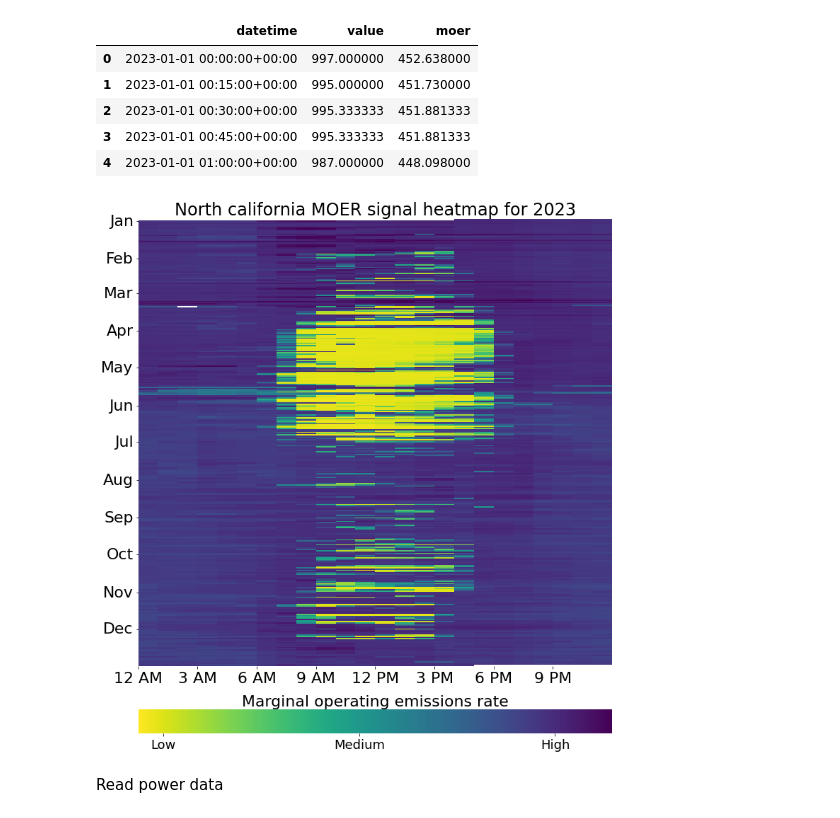
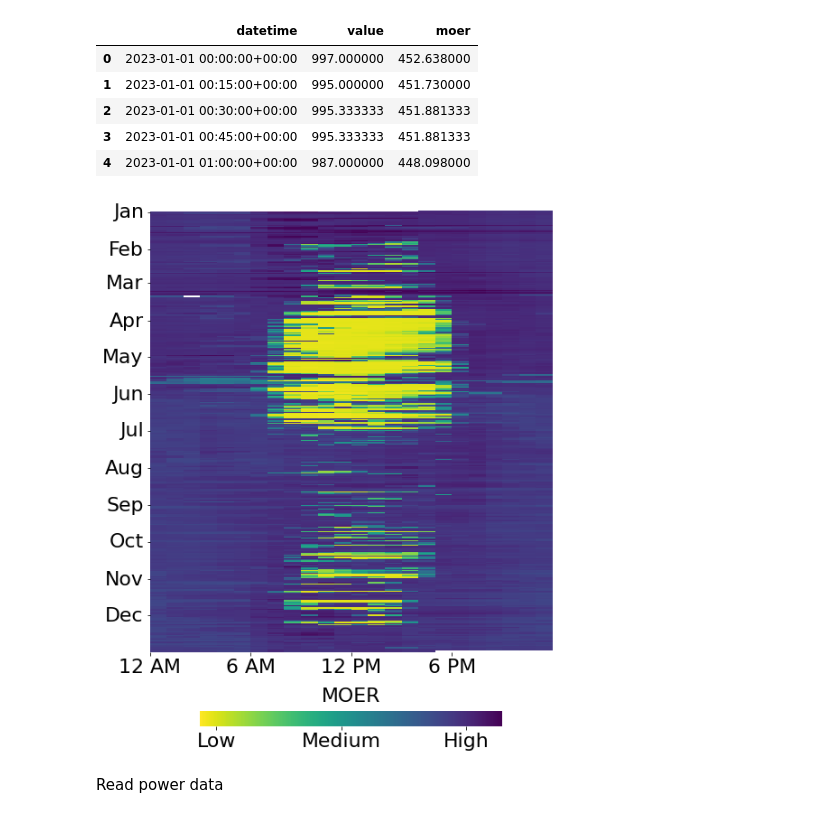
Before and after one commit to ZAY630/ls_sdh, a Jupyter notebook: analysis.ipynb, the cells around one changed output. Cells and saved outputs as stored; diff of their text form; code cells hidden in the pictures.

Commit message:
Further updated plots y label and removed units from y ticks, adjusted heatmap colorbar

```diff
--- a/analysis.ipynb
+++ b/analysis.ipynb
@@ -27,13 +27,13 @@ df_moer['datetime'] = df_moer['datetime'].dt.tz_convert('America/Los_Angeles')
 # %%
 utils_plot.plot_hourly_heatmap(df=df_moer,
                                columns=['moer'],
-                               annotation="Marginal operating emissions rate",
-                               plot_title='North california MOER signal heatmap for 2023',
+                               annotation="MOER",
+                               # plot_title='North california MOER signal heatmap for 2023',
                                cbar_ticks=[50, 250, 450],
                                cbar_label=['Low', 'Medium', 'High'],
-                               figsize=(12, 15))
+                               figsize=(8, 12))
 # %% [output]
-[figure, old version]
+[figure, new version]
 # %% [markdown]
 Read power data
 # %%
```
Also changed, not shown: parts of 31 cells of this notebook, 1 other file.
